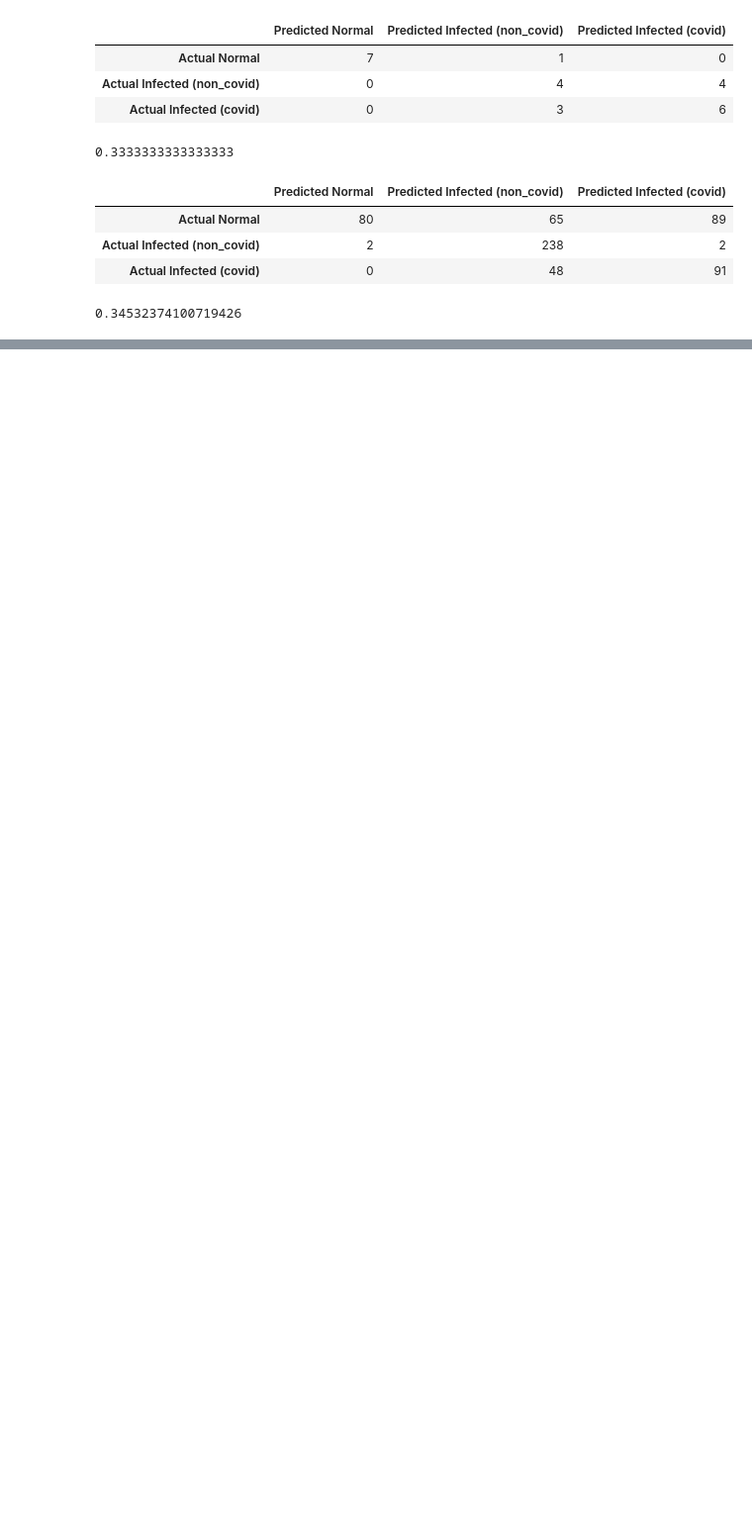
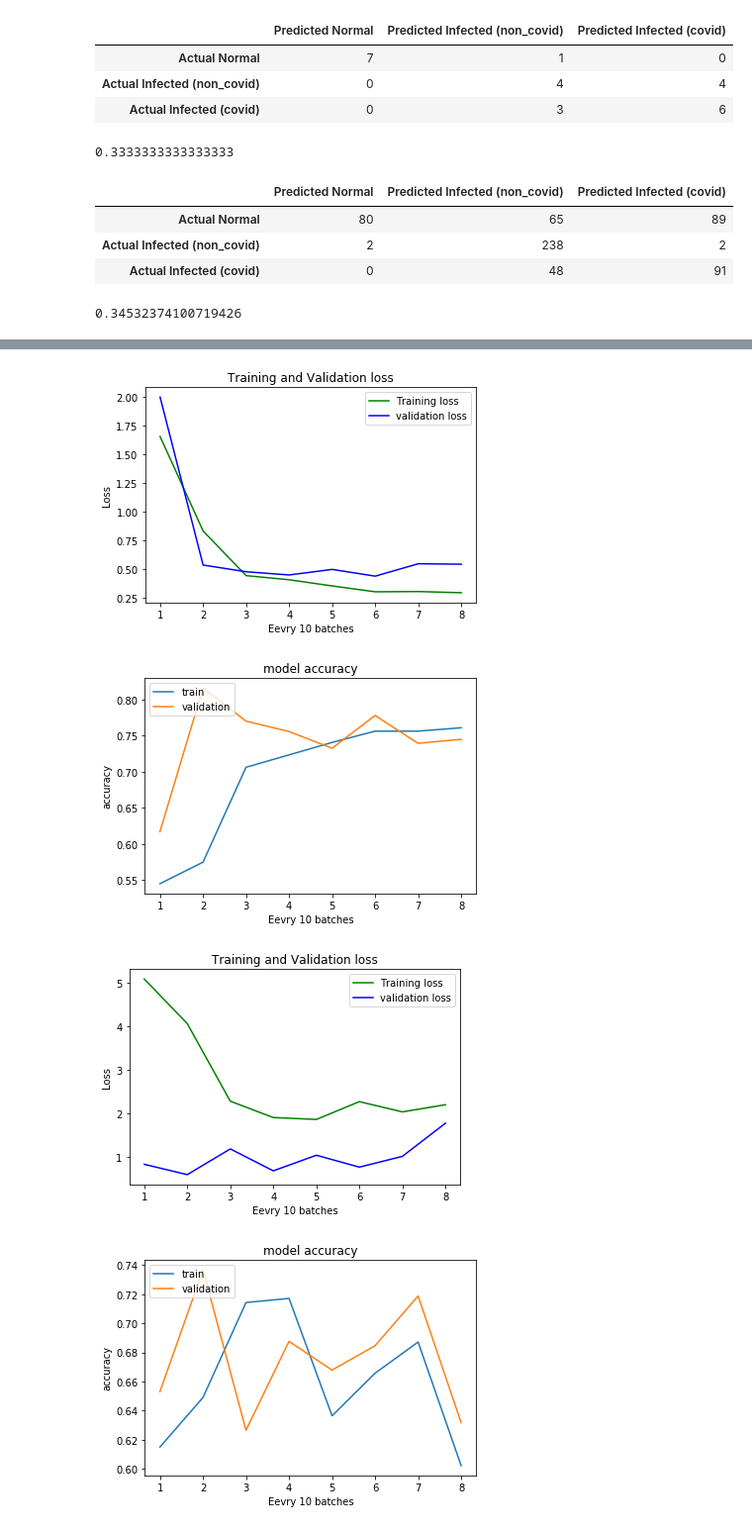
Before and after one commit to Amarjyotkaur/Deep-Learning-X_Ray-Image-Classification, a Jupyter notebook: mainCode.ipynb, the cells around one changed output, grey strips where cells are left out. Shown at 99% size. Saved outputs shown, nothing was run; the diff lists cells and outputs as text; code cells hidden in the pictures; blank space fills up the shorter version.

```diff
--- a/mainCode.ipynb
+++ b/mainCode.ipynb
@@ -304,3 +284,17 @@ path1='./model/'+model1_name+'.pt'
 path2='./model/'+model2_name+'.pt'
 save_model(model1,path1)
 save_model(model2,path2)
+# %%
+# Plot learning curve and save to folder learningCurve
+binary1_loss_fig,binary1_acc_fig=learning_curve(model1.history)
+binary1_loss_fig.savefig('./learningCurve/binary1_loss'+str(model_idx)+'.jpg')
+binary1_acc_fig.savefig('./learningCurve/binary1_acc'+str(model_idx)+'.jpg')
+
+binary2_loss_fig,binary2_acc_fig=learning_curve(model2.history)
+binary2_loss_fig.savefig('./learningCurve/binary2_loss'+str(model_idx)+'.jpg')
+binary2_acc_fig.savefig('./learningCurve/binary2_acc'+str(model_idx)+'.jpg')
+# %% [output]
+[figure, added]
+[figure, added]
+[figure, added]
+[figure, added]
```
Also changed, not shown: parts of 3 cells of this notebook, 9 other files.
